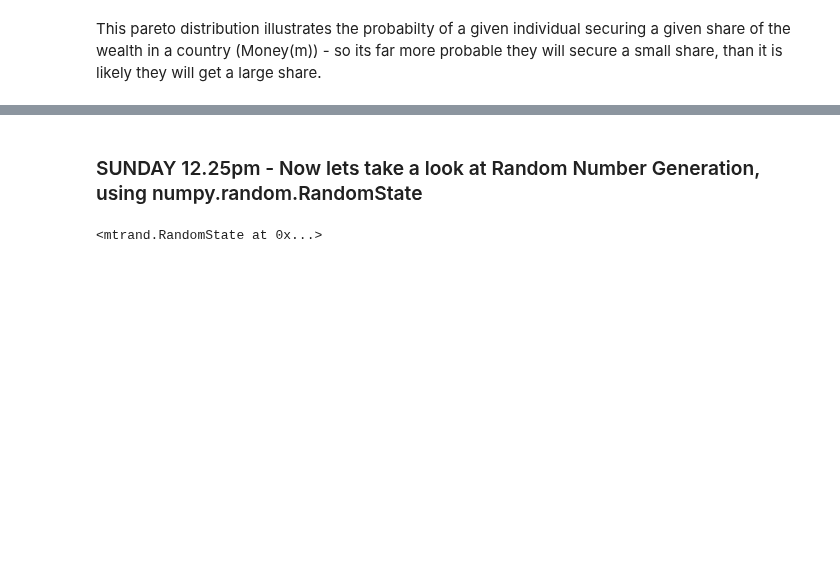
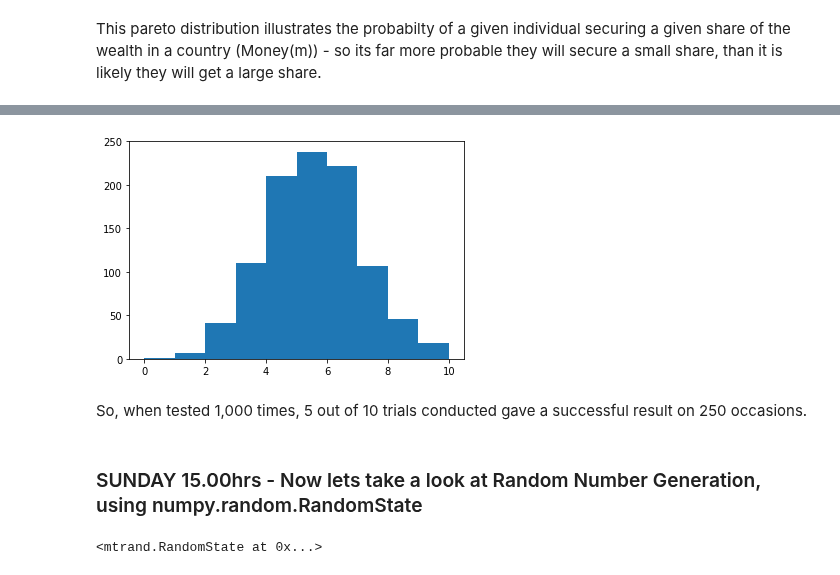
Before and after one commit to Aqua5lad/numpy-random-assignment, a Jupyter notebook: numpy-random.ipynb, the cells around one changed output, grey strips where cells are left out. Drawn from its saved outputs; the diff is of its cells as text; code cells hidden in the pictures; blank space fills up the shorter version.

```diff
--- a/numpy-random.ipynb
+++ b/numpy-random.ipynb
@@ -194,5 +208,13 @@ This pareto distribution illustrates the probabilty of a given individual securi
+# %%
+plt.hist(x = np.random.binomial(n, p, 1000))
+n, p = 10, .5
+# number of trials = 10, probability of each trial = 50%, tested 1000 times.
+# %% [output]
+[figure, added]
+# %% [markdown]
+So, when tested 1,000 times, 5 out of 10 trials conducted gave a successful result on 250 occasions.
 # %% [markdown]
-### SUNDAY 12.25pm - Now lets take a look at Random Number Generation, using numpy.random.RandomState
+### SUNDAY 15.00hrs - Now lets take a look at Random Number Generation, using numpy.random.RandomState
 # %%
 import numpy as np
 # %%
```
Also changed, not shown: parts of 14 cells of this notebook.
